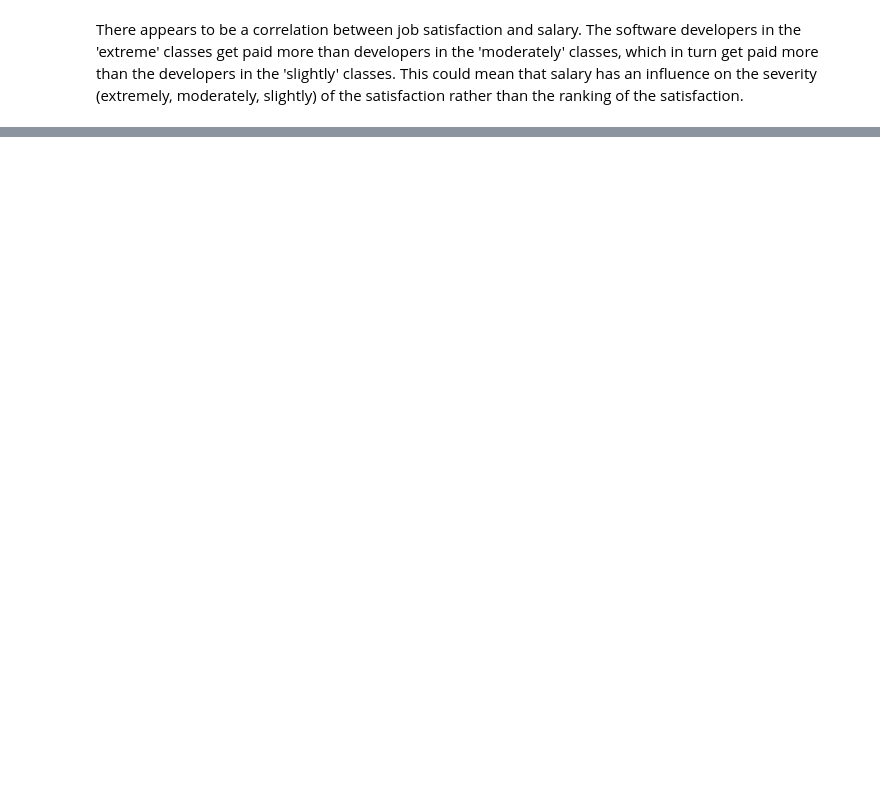
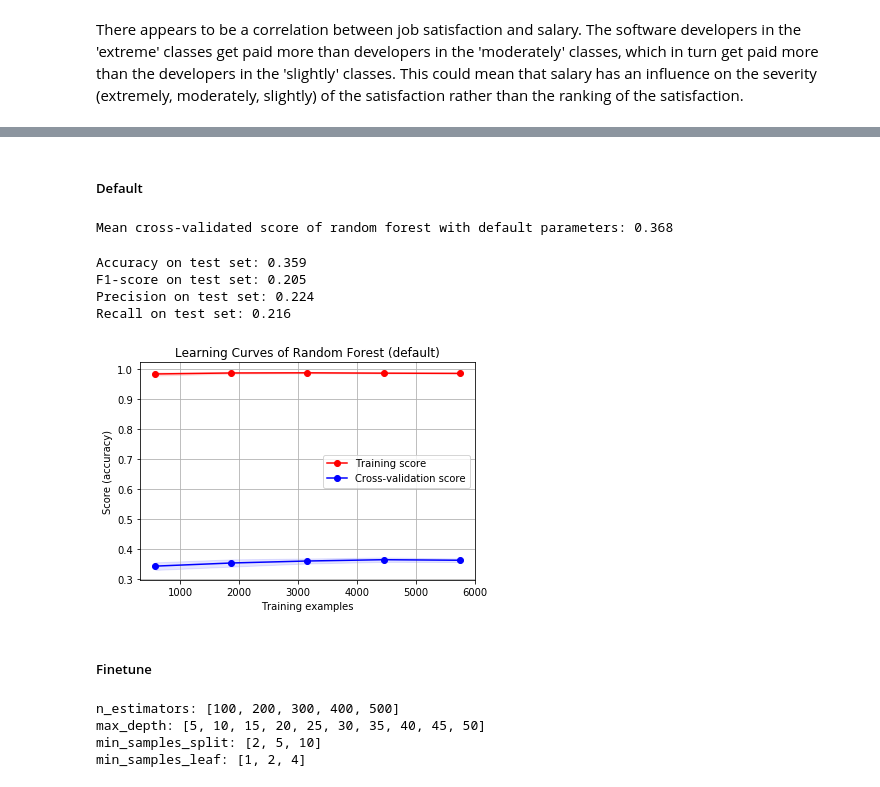
Before and after one commit to Vidovitsch/stack-overflow-survey-model, a Jupyter notebook: research.ipynb, the cells around one changed output, grey strips where cells are left out. Saved outputs shown, nothing was run; the diff lists cells and outputs as text; code cells hidden in the pictures; blank space fills up the shorter version.

```diff
--- a/research.ipynb
+++ b/research.ipynb
@@ -348,0 +322,34 @@ from sklearn.ensemble import RandomForestClassifier
+# %%
+# Define a function for plotting learning curves:
+# Learning curves show the learning rate of the training and
+# cross-validation set over training examples (m).
+def plot_learning_curve(estimator, title, X, y):
+    # Fit to get parameters for the learning curve
+    train_sizes, train_scores, test_scores = learning_curve(estimator,
+        X, y, cv=5, train_sizes=np.linspace(.1, 1.0, 5), scoring='accuracy', n_jobs=-1)
+
+    # Get mean and standard deviation for training scores
+    train_scores_mean = np.mean(train_scores, axis=1)
+    train_scores_std = np.std(train_scores, axis=1)
+
+    # Get mean and standard deviation for cross-validation scores
+    test_scores_mean = np.mean(test_scores, axis=1)
+    test_scores_std = np.std(test_scores, axis=1)
+
+    # Setup chart
+    plt.figure()
+    plt.title(title)
+    plt.xlabel('Training examples')
+    plt.ylabel('Score (accuracy)')
+    plt.grid()
+    plt.fill_between(train_sizes, train_scores_mean - train_scores_std,
+                     train_scores_mean + train_scores_std, alpha=0.1, color='r')
+    plt.fill_between(train_sizes, test_scores_mean - test_scores_std,
+                     test_scores_mean + test_scores_std, alpha=0.1, color='b')
+    plt.plot(train_sizes, train_scores_mean, 'o-', color='r',
+             label='Training score')
+    plt.plot(train_sizes, test_scores_mean, 'o-', color='b',
+             label='Cross-validation score')
+    plt.legend(loc='best')
+
+    return plt
@@ -348,0 +410,24 @@ from sklearn.ensemble import RandomForestClassifier
+# %% [markdown]
+##### Default
+# %%
+rf_clf_default = RandomForestClassifier()
+rf_clf_default_score = np.sum(cross_val_score(rf_clf_default, X_train_best, y_train, cv=5)) / 5
+
+print('Mean cross-validated score of random forest with default parameters: %0.3f' % (rf_clf_default_score))
+# %% [output]
+Mean cross-validated score of random forest with default parameters: 0.368
+# %%
+rf_clf_default.fit(X_train_best, y_train)
+show_metrics(X_test_best, y_test, rf_clf_default)
+# %% [output]
+Accuracy on test set: 0.359
+F1-score on test set: 0.205
+Precision on test set: 0.224
+Recall on test set: 0.216
+# %%
+plot_learning_curve(rf_clf_default, 'Learning Curves of Random Forest (default)', X_train_best, y_train)
+plt.show()
+# %% [output]
+[figure, added]
+# %% [markdown]
+##### Finetune
@@ -348,0 +439,13 @@ from sklearn.ensemble import RandomForestClassifier
+# %%
+# Create the grid
+rf_grid = { 'n_estimators': n_estimators,
+           'max_depth': max_depth,
+           'min_samples_split': min_samples_split,
+           'min_samples_leaf': min_samples_leaf }
+# Print grid
+[print('%s: %s' % x) for x in rf_grid.items()];
+# %% [output]
+n_estimators: [100, 200, 300, 400, 500]
+max_depth: [5, 10, 15, 20, 25, 30, 35, 40, 45, 50]
+min_samples_split: [2, 5, 10]
+min_samples_leaf: [1, 2, 4]
```
Also changed, not shown: parts of 80 cells of this notebook.
